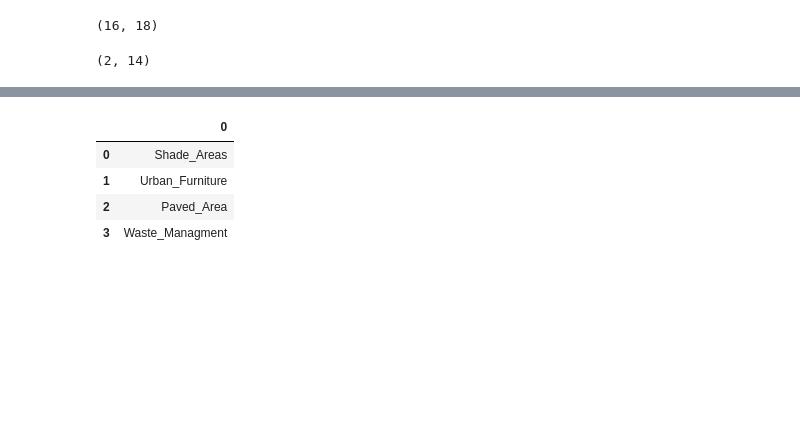
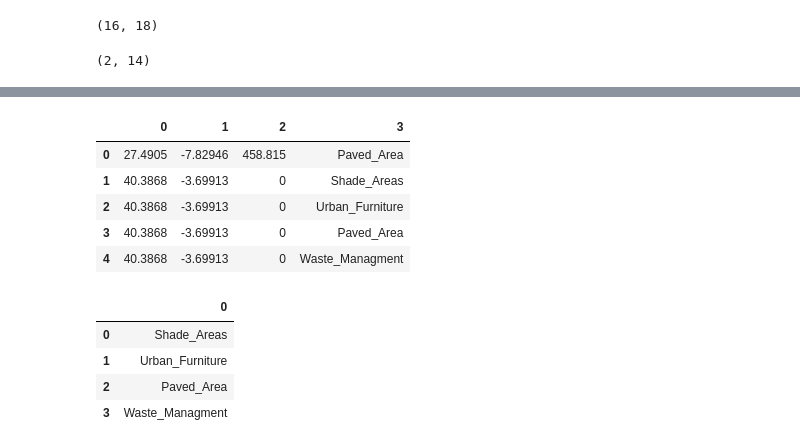
Before and after one commit to guillermosanchezg/NAUTIA, a Jupyter notebook: DesarrolloPy/NotebookTransform.ipynb, the cells around one changed output, grey strips where cells are left out. Drawn from its saved outputs; the diff is of its cells as text; code cells hidden in the pictures; blank space fills up the shorter version.

```diff
--- a/DesarrolloPy/NotebookTransform.ipynb
+++ b/DesarrolloPy/NotebookTransform.ipynb
@@ -477,3 +491,12 @@ U_Area_has_Community
+# %%
+df
+# %% [output]
+|  | 0 | 1 | 2 | 3 |
+| 0 | 27.4905 | -7.82946 | 458.815 | Paved_Area |
+| 1 | 40.3868 | -3.69913 | 0 | Shade_Areas |
+| 2 | 40.3868 | -3.69913 | 0 | Urban_Furniture |
+| 3 | 40.3868 | -3.69913 | 0 | Paved_Area |
+| 4 | 40.3868 | -3.69913 | 0 | Waste_Managment |
 # %%
 u_area
 # %% [output]
```
Also changed, not shown: parts of 2 cells of this notebook, 4 other files.
